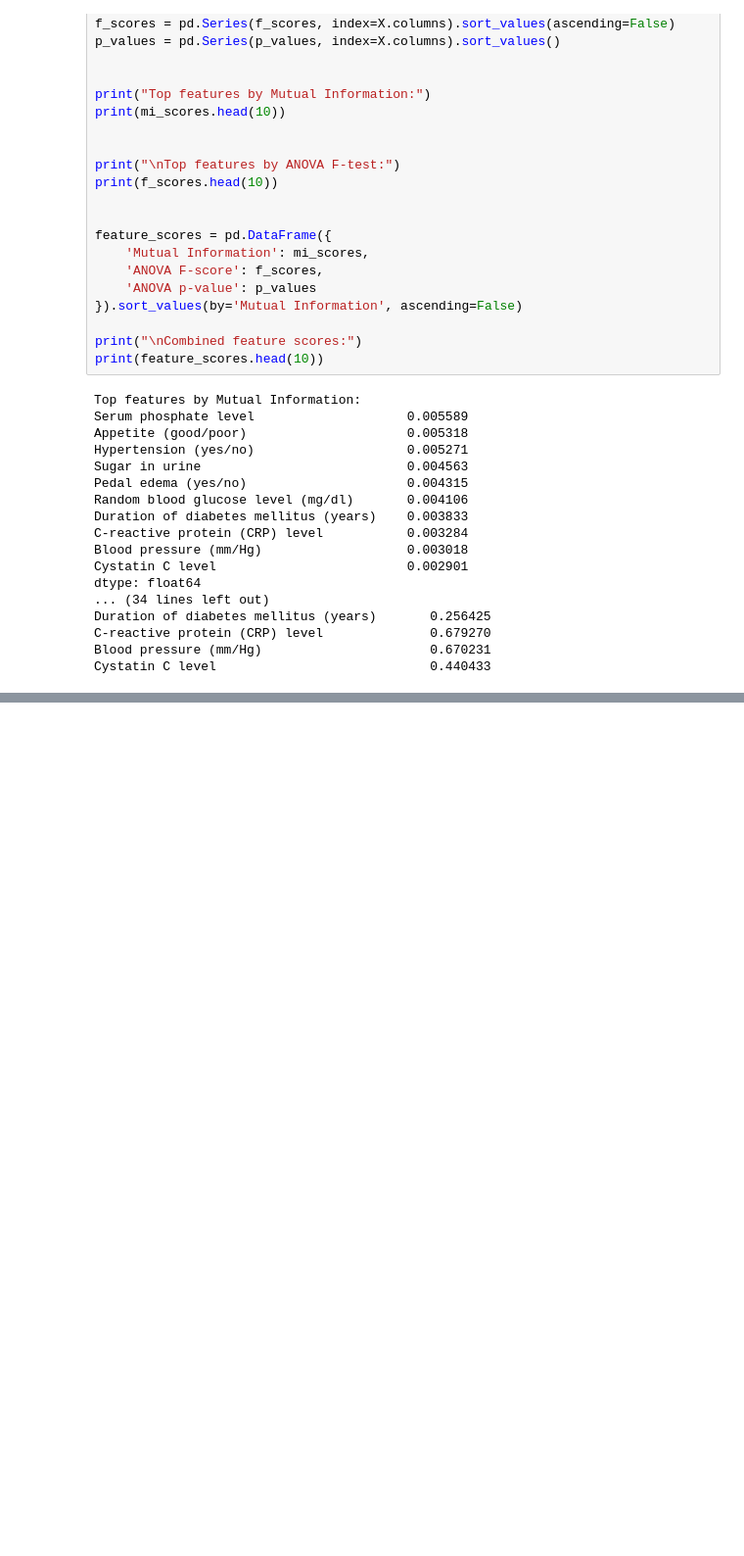
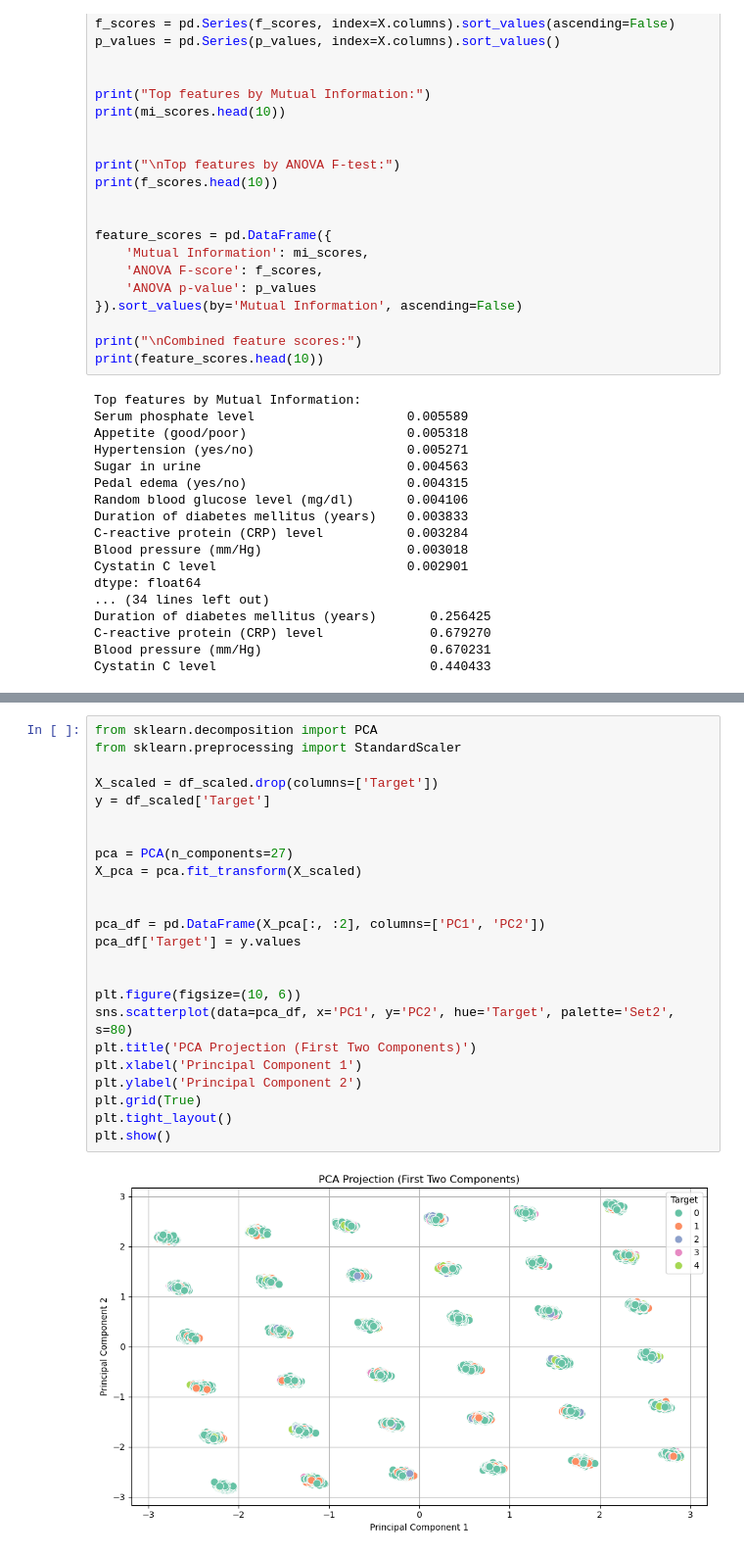
Before and after one commit to Tanvir-Rahman-Mazumder-2025/CSE299, a Jupyter notebook: Copy_of_CKD.ipynb, the cells around one changed output, grey strips where cells are left out. Shown at 98% size. Saved outputs shown, nothing was run; the diff lists cells and outputs as text; blank space fills up the shorter version.

```diff
--- a/Copy_of_CKD.ipynb
+++ b/Copy_of_CKD.ipynb
@@ -484,3 +483,29 @@ Family history of chronic kidney disease   0.000000
 Smoking status                             0.000000
 Physical activity level                    0.000000
 Urinary sediment microscopy results        0.000000
+# %%
+from sklearn.decomposition import PCA
+from sklearn.preprocessing import StandardScaler
+
+X_scaled = df_scaled.drop(columns=['Target'])
+y = df_scaled['Target']
+
+
+pca = PCA(n_components=27)
+X_pca = pca.fit_transform(X_scaled)
+
+
+pca_df = pd.DataFrame(X_pca[:, :2], columns=['PC1', 'PC2'])
+pca_df['Target'] = y.values
+
+
+plt.figure(figsize=(10, 6))
+sns.scatterplot(data=pca_df, x='PC1', y='PC2', hue='Target', palette='Set2', s=80)
+plt.title('PCA Projection (First Two Components)')
+plt.xlabel('Principal Component 1')
+plt.ylabel('Principal Component 2')
+plt.grid(True)
+plt.tight_layout()
+plt.show()
+# %% [output]
+[figure, added]
```
Also changed, not shown: parts of 9 cells of this notebook, 3 other files.
